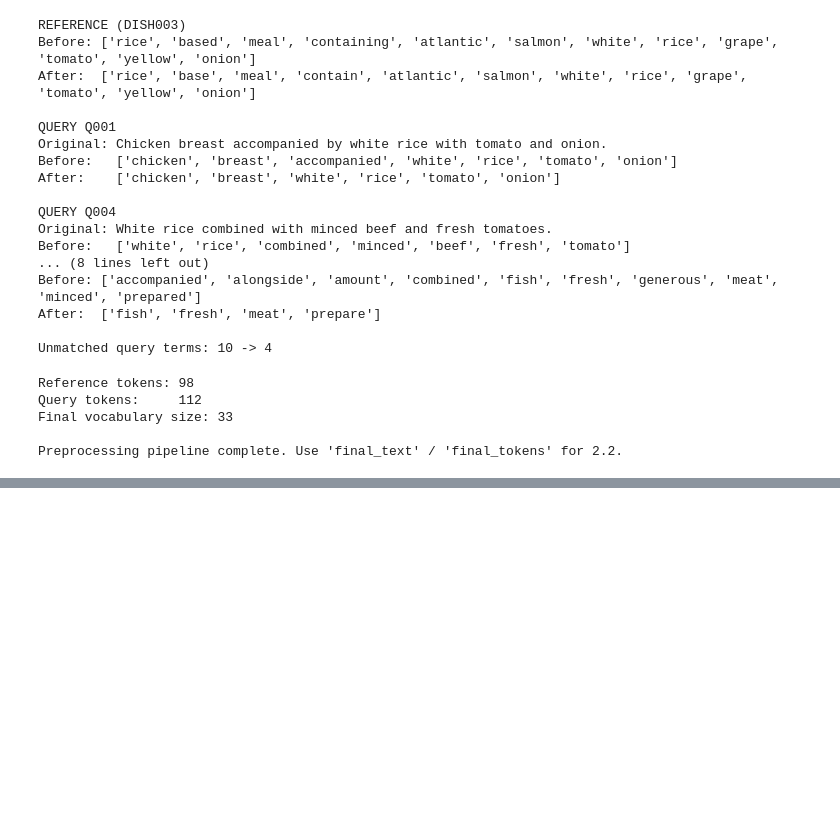
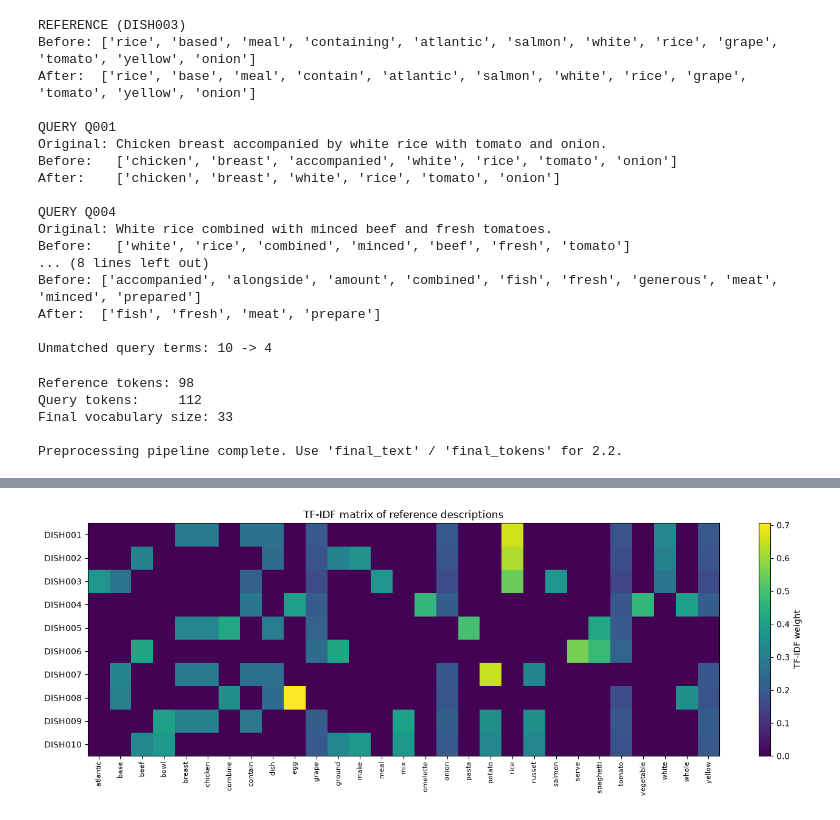
Before and after one commit to Mouhcine005/NutriVision, a Jupyter notebook: notebooks/06_classical_nlp.ipynb, the cells around one changed output, grey strips where cells are left out. Drawn from its saved outputs; the diff is of its cells as text; code cells hidden in the pictures; blank space fills up the shorter version.

```diff
--- a/notebooks/06_classical_nlp.ipynb
+++ b/notebooks/06_classical_nlp.ipynb
@@ -972,3 +972,21 @@ Query tokens:     112
 Final vocabulary size: 33
 
 Preprocessing pipeline complete. Use 'final_text' / 'final_tokens' for 2.2.
+# %%
+# --------------------------------------------------
+# Step 2.2.0 - Setup
+# --------------------------------------------------
+import numpy as np
+import pandas as pd
+import matplotlib.pyplot as plt
+from sklearn.feature_extraction.text import CountVectorizer, TfidfVectorizer
+from sklearn.metrics.pairwise import cosine_similarity
+
+ref_texts = description_df["final_text"].tolist()
+qry_texts = queries_df["final_text"].tolist()
+dish_labels = description_df["dish_id"].tolist()
+
+print("Reference documents:", len(ref_texts))
+print("Queries:", len(qry_texts))
+print("Example reference:", ref_texts[0])
+print("Example query:    ", qry_texts[0])
@@ -974,0 +1145,16 @@ Preprocessing pipeline complete. Use 'final_text' / 'final_tokens' for 2.2.
+# %%
+# --------------------------------------------------
+# Step 2.2.2 - TF-IDF heatmap
+# --------------------------------------------------
+fig, ax = plt.subplots(figsize=(14, 5))
+im = ax.imshow(X_ref_tfidf.toarray(), aspect="auto", cmap="viridis")
+ax.set_xticks(range(len(terms)))
+ax.set_xticklabels(terms, rotation=90, fontsize=8)
+ax.set_yticks(range(len(dish_labels)))
+ax.set_yticklabels(dish_labels)
+ax.set_title("TF-IDF matrix of reference descriptions")
+plt.colorbar(im, ax=ax, label="TF-IDF weight")
+plt.tight_layout()
+plt.show()
+# %% [output]
+[figure, added]
```
Also changed, not shown: parts of 15 cells of this notebook, 1 other file.
